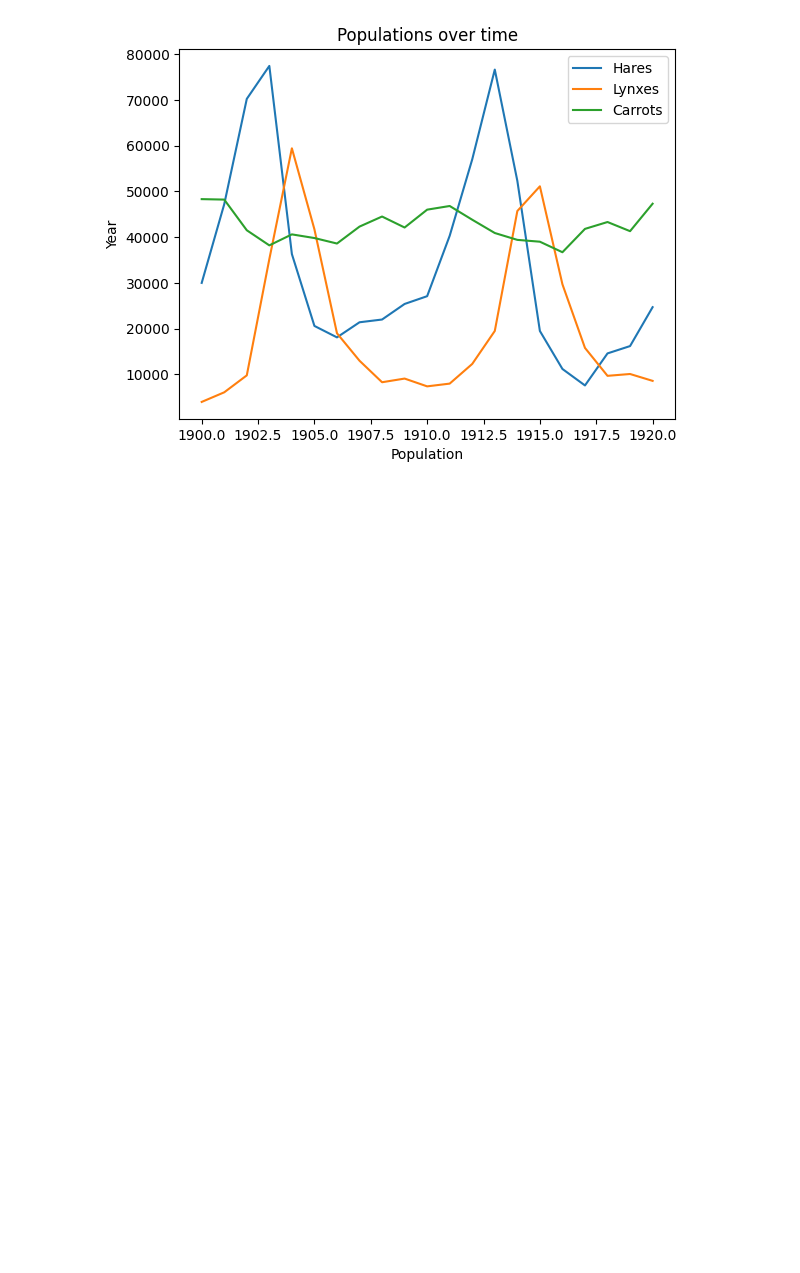
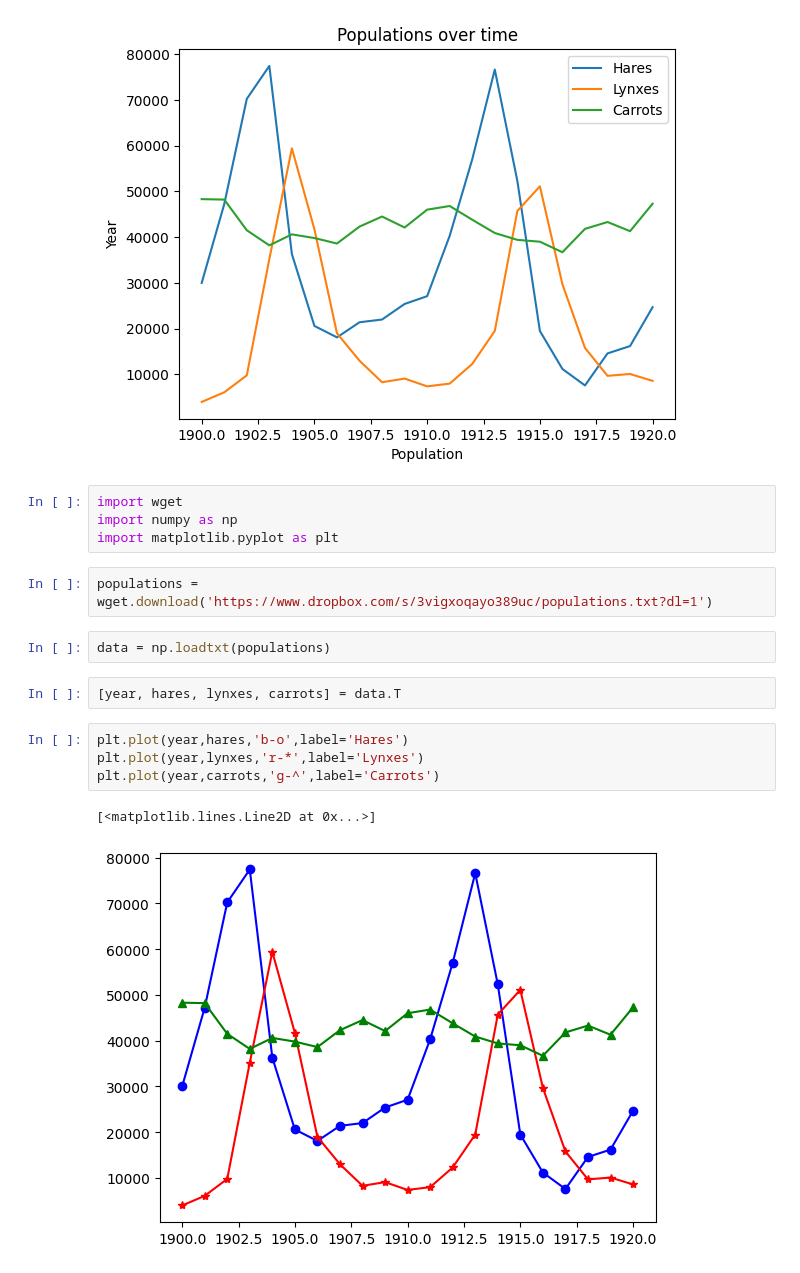
Before and after one commit to melissanespeque/LaboratoryOfComputationalPhysics_Y8, a Jupyter notebook: 04ex_Numpy.ipynb, the cells around one changed output. Cells and saved outputs as stored; diff of their text form; blank space fills up the shorter version.

```diff
--- a/04ex_Numpy.ipynb
+++ b/04ex_Numpy.ipynb
@@ -493,3 +493,20 @@ plt.legend()
 plt.show()
 # %% [output]
 [figure]
+# %%
+import wget
+import numpy as np
+import matplotlib.pyplot as plt
+# %%
+populations = wget.download('https://www.dropbox.com/s/3vigxoqayo389uc/populations.txt?dl=1')
+# %%
+data = np.loadtxt(populations)
+# %%
+[year, hares, lynxes, carrots] = data.T
+# %%
+plt.plot(year,hares,'b-o',label='Hares')
+plt.plot(year,lynxes,'r-*',label='Lynxes')
+plt.plot(year,carrots,'g-^',label='Carrots')
+# %% [output]
+[<matplotlib.lines.Line2D at 0x...>]
+[figure, added]
```
Also changed, not shown: 27 other files.
